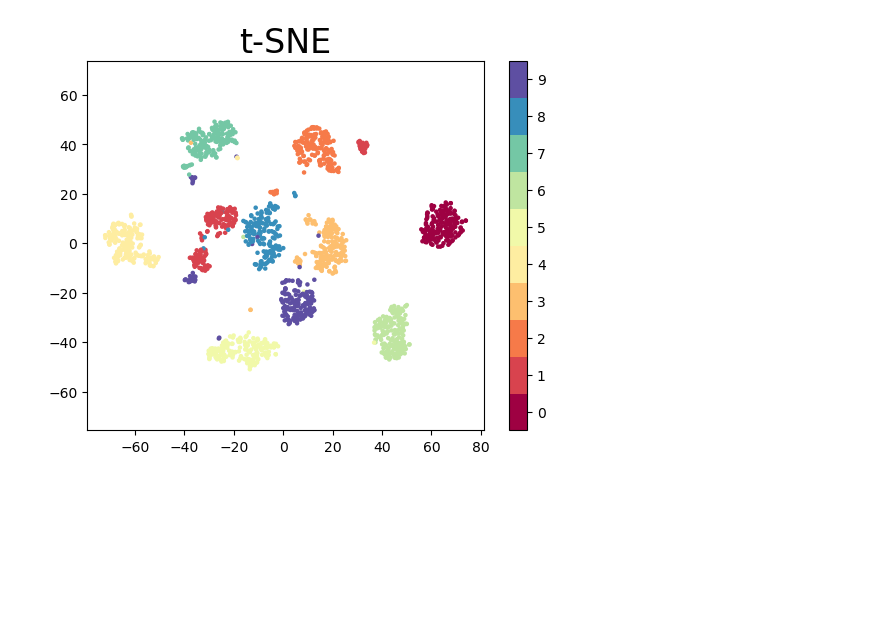
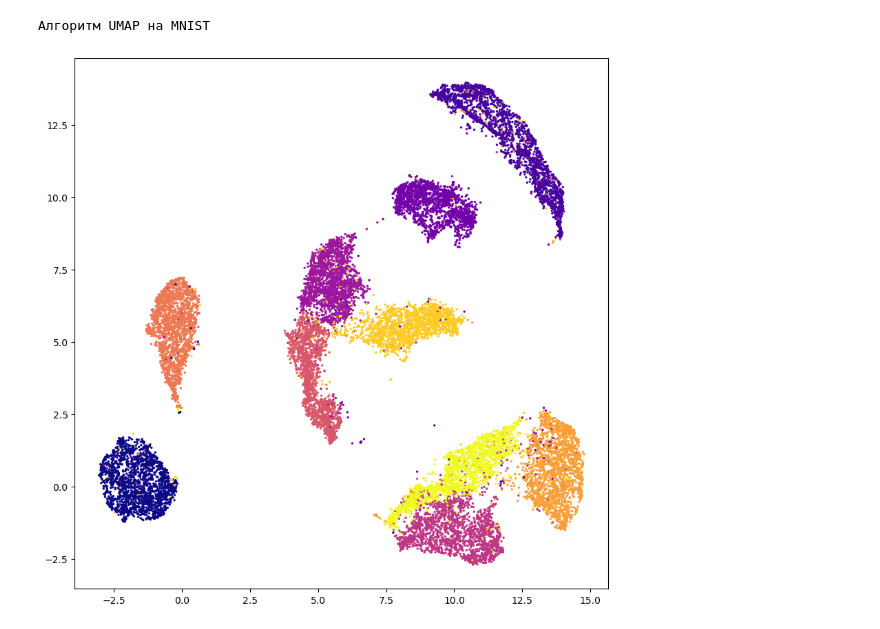
Before and after one commit to reyand43/pandas, a Jupyter notebook: task2.ipynb, the cells around one changed output. Saved outputs shown, nothing was run; the diff lists cells and outputs as text; code cells hidden in the pictures; blank space fills up the shorter version.

```diff
--- a/task2.ipynb
+++ b/task2.ipynb
@@ -55,9 +30,13 @@ plt.show()
-# %%
-embedding = tsne.fit_transform(mnist)
-plt.scatter(embedding[:, 0], embedding[:, 1], c=digits.target, cmap='Spectral', s=5)
-plt.gca().set_aspect('equal', 'datalim')
-plt.colorbar(boundaries=np.arange(11)-0.5).set_ticks(np.arange(10))
-plt.title("t-SNE");
-plt.show()
-# %% [output]
-[figure, removed]
+# %%
+mnist_url = "https://www.openml.org/data/get_csv/52667/mnist_784.arff"
+mnist_df = pd.read_csv(mnist_url)
+# %%
+plt.figure(figsize=(10, 10))
+print("Алгоритм UMAP на MNIST")
+MNIST_e = UMAP().fit_transform(mnist_df[:20000].drop('class', axis=1))
+plt.scatter(MNIST_e[:,0], MNIST_e[:,1], c=mnist_df[:20000]['class'], cmap="plasma", s=2)
+
+plt.show()
+# %% [output]
+Алгоритм UMAP на MNIST
+[figure, added]
```
Also changed, not shown: parts of 23 cells of this notebook, 1 other file.
